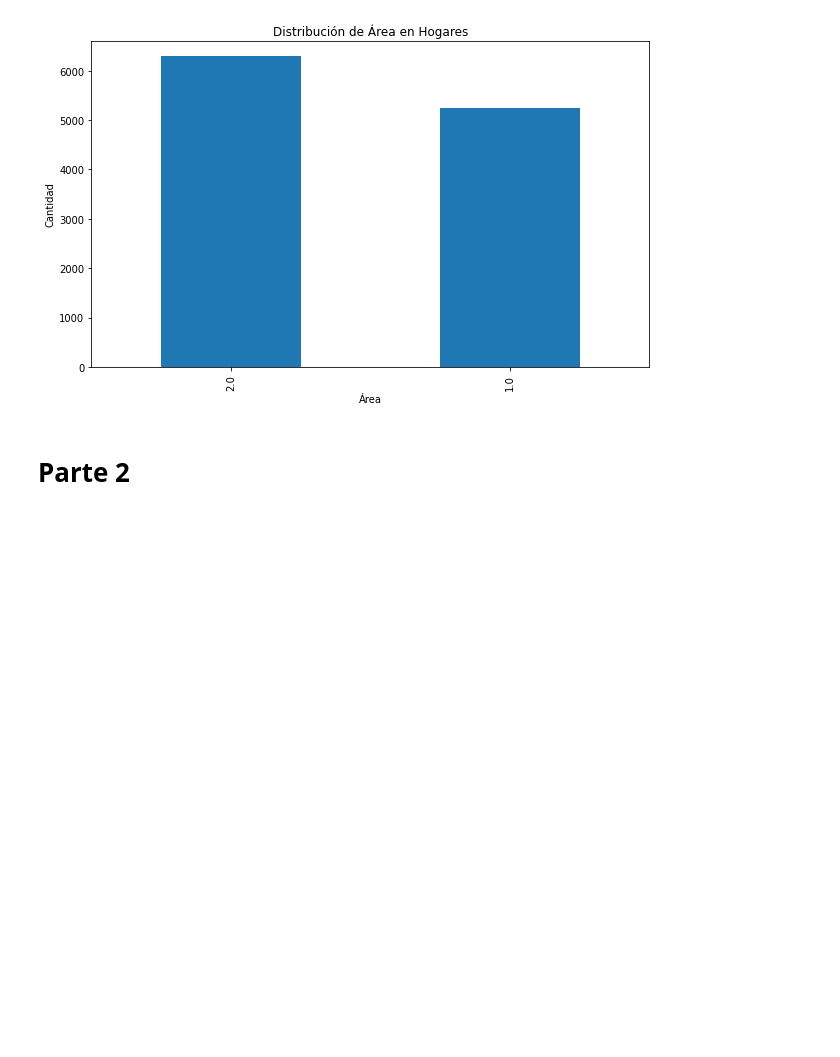
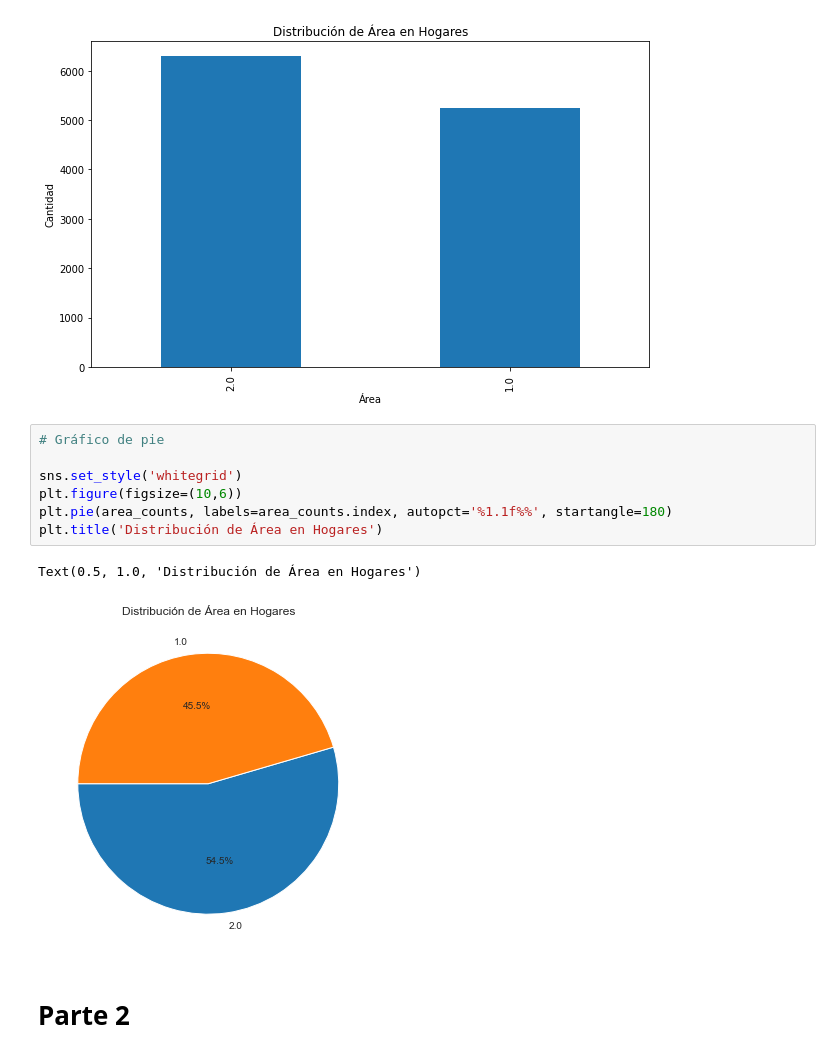
Before and after one commit to aleg001/Lab10-DS, a Jupyter notebook: Lab10.ipynb, the cells around one changed output. Cells and saved outputs as stored; diff of their text form; blank space fills up the shorter version.

```diff
--- a/Lab10.ipynb
+++ b/Lab10.ipynb
@@ -168,6 +175,16 @@ plt.ylabel('Cantidad')
 plt.show()
 # %% [output]
 [figure]
+# %%
+# Gráfico de pie
+
+sns.set_style('whitegrid')
+plt.figure(figsize=(10,6))
+plt.pie(area_counts, labels=area_counts.index, autopct='%1.1f%%', startangle=180)
+plt.title('Distribución de Área en Hogares')
+# %% [output]
+Text(0.5, 1.0, 'Distribución de Área en Hogares')
+[figure, added]
 # %% [markdown]
 # Parte 2
 # %% [markdown]
```
Also changed, not shown: parts of 1 cell of this notebook.
